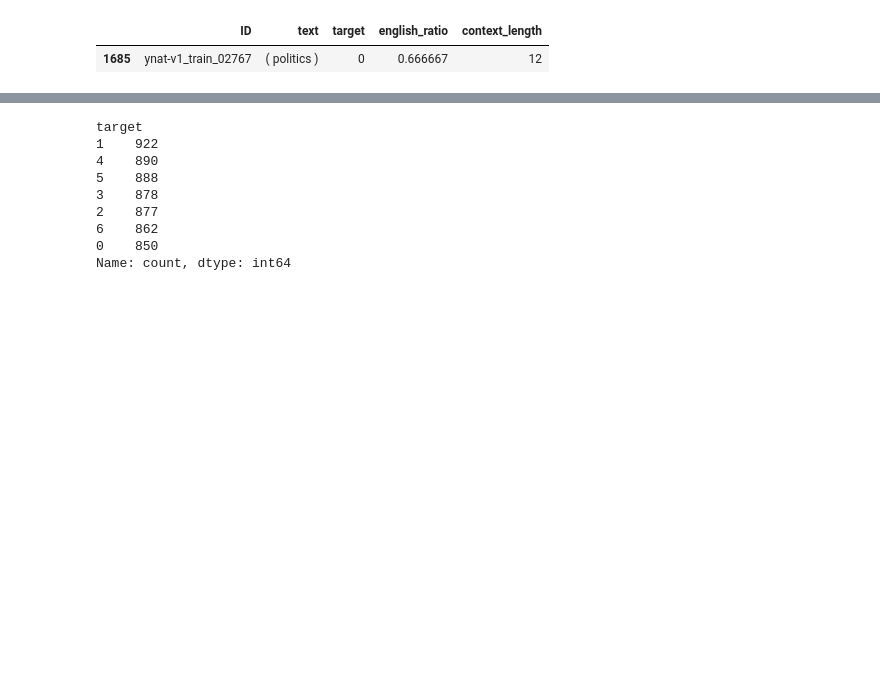
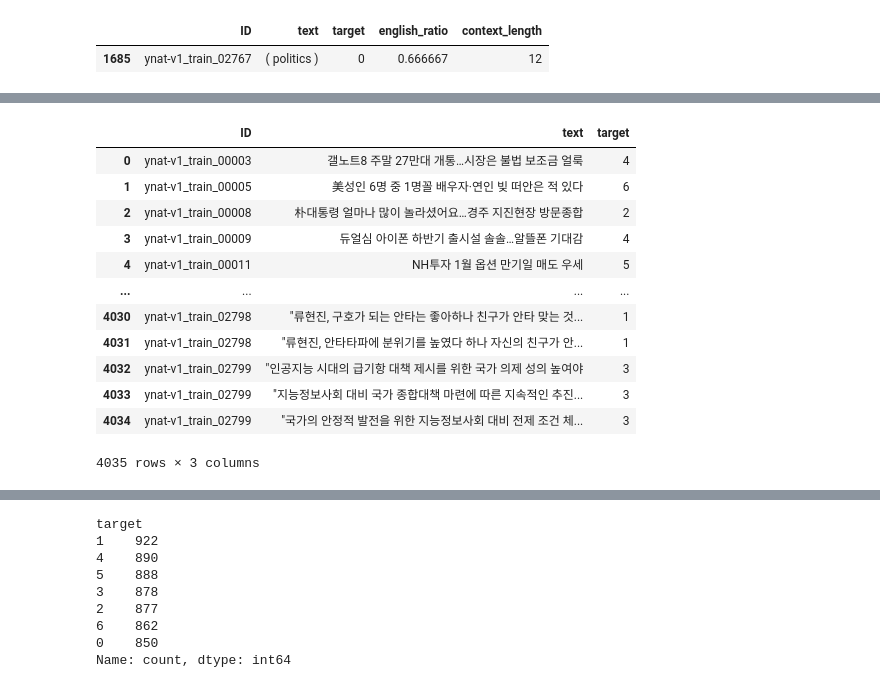
Before and after one commit to boostcampaitech7/level2-nlp-datacentric-nlp-05, a Jupyter notebook: PMJ/aug.ipynb, the cells around one changed output, grey strips where cells are left out. Saved outputs shown, nothing was run; the diff lists cells and outputs as text; code cells hidden in the pictures; blank space fills up the shorter version.

```diff
--- a/PMJ/aug.ipynb
+++ b/PMJ/aug.ipynb
@@ -179,3 +263,21 @@ def english_ratio(text):
 
 # 영어 비율이 70% 이상인 행 삭제
 data = data[data['text'].apply(english_ratio) < 0.7].reset_index(drop=True)
+# %%
+data5 = data.copy()
+# %%
+data5
+# %% [output]
+|  | ID | text | target |
+| 0 | ynat-v1_train_00003 | 갤노트8 주말 27만대 개통…시장은 불법 보조금 얼룩 | 4 |
+| 1 | ynat-v1_train_00005 | 美성인 6명 중 1명꼴 배우자·연인 빚 떠안은 적 있다 | 6 |
+| 2 | ynat-v1_train_00008 | 朴대통령 얼마나 많이 놀라셨어요…경주 지진현장 방문종합 | 2 |
+| 3 | ynat-v1_train_00009 | 듀얼심 아이폰 하반기 출시설 솔솔…알뜰폰 기대감 | 4 |
+| 4 | ynat-v1_train_00011 | NH투자 1월 옵션 만기일 매도 우세 | 5 |
+| ... | ... | ... | ... |
+| 4030 | ynat-v1_train_02798 | "류현진, 구호가 되는 안타는 좋아하나 친구가 안타 맞는 것... | 1 |
+| 4031 | ynat-v1_train_02798 | "류현진, 안타타파에 분위기를 높였다 하나 자신의 친구가 안... | 1 |
+| 4032 | ynat-v1_train_02799 | "인공지능 시대의 급기항 대책 제시를 위한 국가 의제 성의 높여야 | 3 |
+| 4033 | ynat-v1_train_02799 | "지능정보사회 대비 국가 종합대책 마련에 따른 지속적인 추진... | 3 |
+| 4034 | ynat-v1_train_02799 | "국가의 안정적 발전을 위한 지능정보사회 대비 전제 조건 체... | 3 |
+4035 rows × 3 columns
```
Also changed, not shown: parts of 30 cells of this notebook, 3 other files.
